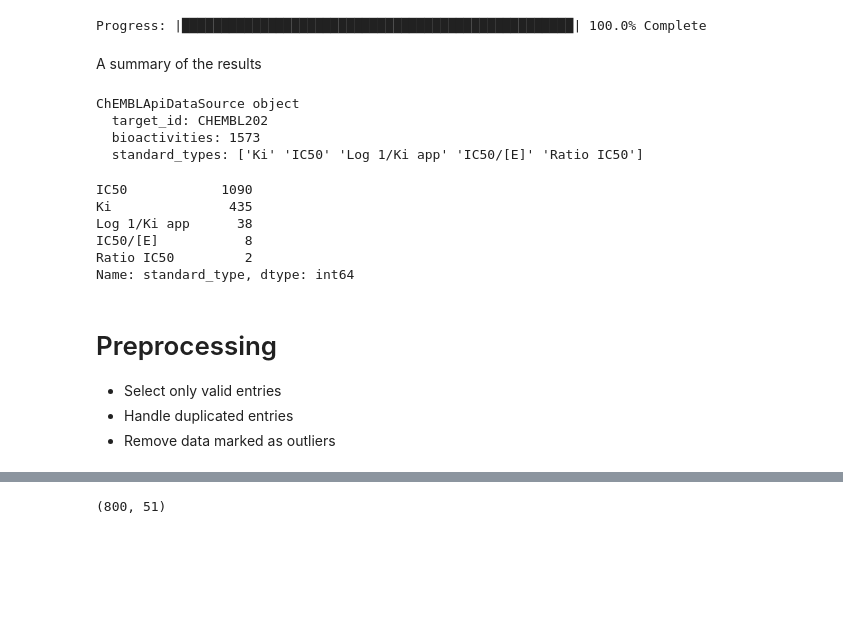
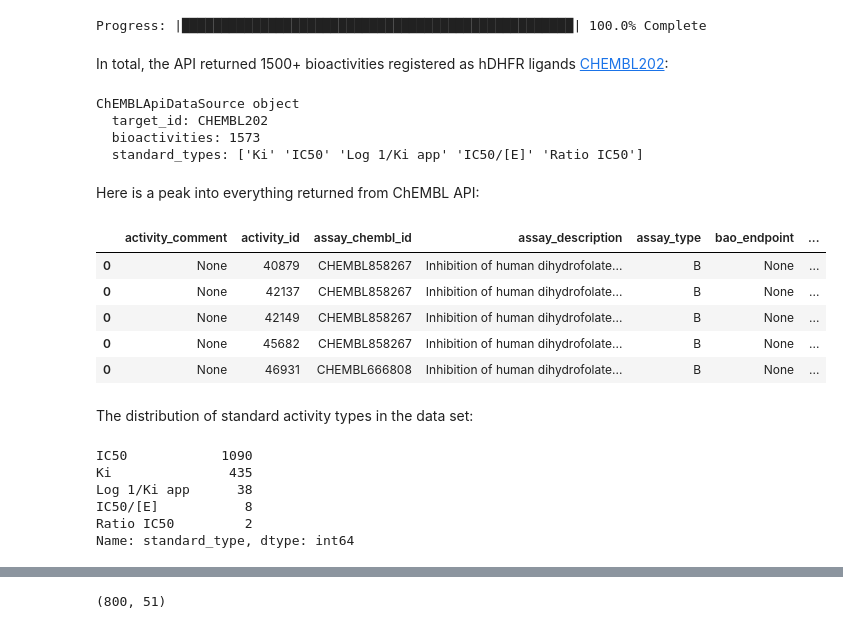
Before and after one commit to KISysBio/modSAR, a Jupyter notebook: processing/notebooks/Notebook 01 - Data Preprocessing.ipynb, the cells around one changed output, grey strips where cells are left out. Saved outputs shown, nothing was run; the diff lists cells and outputs as text; code cells hidden in the pictures; blank space fills up the shorter version.

Commit message:
ChEMBL API + Data Preprocessing

```diff
--- a/processing/notebooks/Notebook 01 - Data Preprocessing.ipynb
+++ b/processing/notebooks/Notebook 01 - Data Preprocessing.ipynb
@@ -19,10 +22,10 @@ TODO DOCUMENTATION:
 # %%
 chembl_data_source = ChEMBLApiDataSource(target_id='CHEMBL202', standard_types=['IC50', 'Ki'])
-result_df = chembl_data_source.bioactivities_df
+bioactivities_df = chembl_data_source.bioactivities_df
 # %% [output]
 Progress: |██████████████████████████████████████████████████| 100.0% Complete
-# %% [markdown]
-A summary of the results
+# %% [markdown]
+In total, the API returned 1500+ bioactivities registered as hDHFR ligands [CHEMBL202](https://www.ebi.ac.uk/chembl/target/inspect/CHEMBL202):
 # %%
 chembl_data_source
 # %% [output]
@@ -30,4 +33,17 @@ ChEMBLApiDataSource object
   target_id: CHEMBL202
   bioactivities: 1573
   standard_types: ['Ki' 'IC50' 'Log 1/Ki app' 'IC50/[E]' 'Ratio IC50']
+# %% [markdown]
+Here is a peak into everything returned from ChEMBL API:
+# %%
+bioactivities_df.head()
+# %% [output]
+|  | activity_comment | activity_id | assay_chembl_id | assay_description | assay_type | bao_endpoint | ... |
+| 0 | None | 40879 | CHEMBL858267 | Inhibition of human dihydrofolate... | B | None | ... |
+| 0 | None | 42137 | CHEMBL858267 | Inhibition of human dihydrofolate... | B | None | ... |
+| 0 | None | 42149 | CHEMBL858267 | Inhibition of human dihydrofolate... | B | None | ... |
+| 0 | None | 45682 | CHEMBL858267 | Inhibition of human dihydrofolate... | B | None | ... |
+| 0 | None | 46931 | CHEMBL666808 | Inhibition of human dihydrofolate... | B | None | ... |
+# %% [markdown]
+The distribution of standard activity types in the data set:
 # %%
@@ -39,9 +55,3 @@ Log 1/Ki app      38
 IC50/[E]           8
 Ratio IC50         2
 Name: standard_type, dtype: int64
-# %% [markdown]
-# Preprocessing
-
-- Select only valid entries
-- Handle duplicated entries
-- Remove data marked as outliers
```
Also changed, not shown: parts of 8 cells of this notebook, 3 other files.
